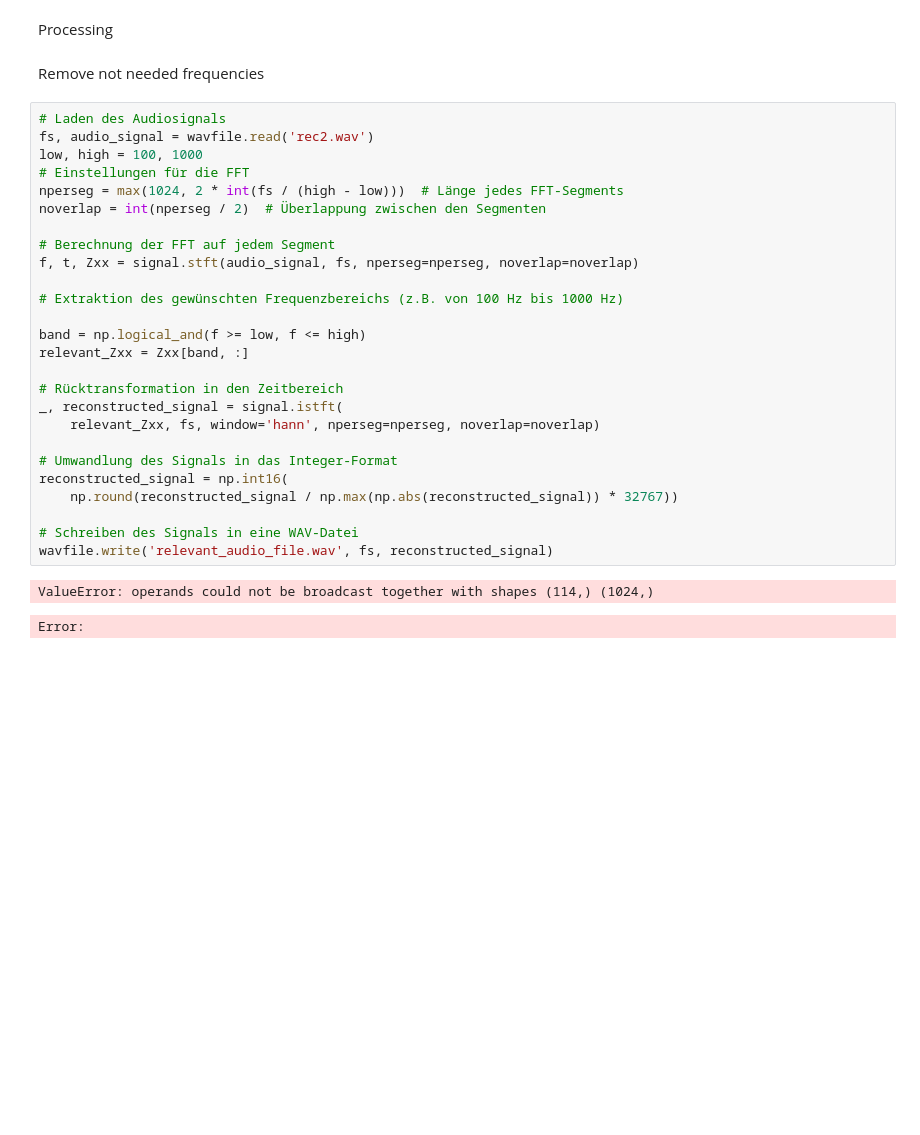
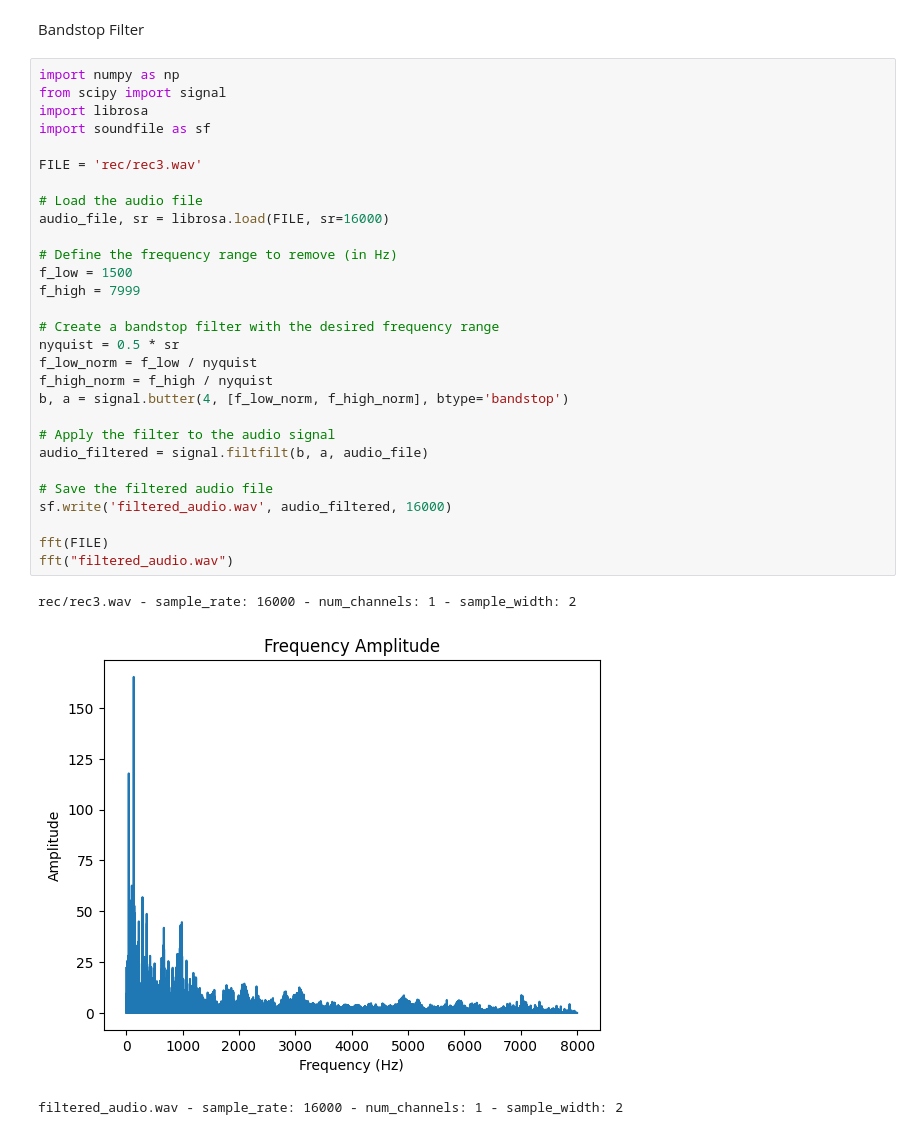
Before and after one commit to Koala280/ventilanalyse, a Jupyter notebook: audio_processing.ipynb, the cells around one changed output. Saved outputs shown, nothing was run; the diff lists cells and outputs as text; blank space fills up the shorter version.

Commit message:
audio cutting, bandpass and bandstop filter added

```diff
--- a/audio_processing.ipynb
+++ b/audio_processing.ipynb
@@ -103,33 +11,35 @@ rec8.wav - sample_rate: 16000 - num_channels: 1 - sample_width: 2
-# %% [markdown]
-Processing
-# %% [markdown]
-Remove not needed frequencies
-# %%
-# Laden des Audiosignals
-fs, audio_signal = wavfile.read('rec2.wav')
-low, high = 100, 1000
-# Einstellungen für die FFT
-nperseg = max(1024, 2 * int(fs / (high - low)))  # Länge jedes FFT-Segments
-noverlap = int(nperseg / 2)  # Überlappung zwischen den Segmenten
-
-# Berechnung der FFT auf jedem Segment
-f, t, Zxx = signal.stft(audio_signal, fs, nperseg=nperseg, noverlap=noverlap)
-
-# Extraktion des gewünschten Frequenzbereichs (z.B. von 100 Hz bis 1000 Hz)
-
-band = np.logical_and(f >= low, f <= high)
-relevant_Zxx = Zxx[band, :]
-
-# Rücktransformation in den Zeitbereich
-_, reconstructed_signal = signal.istft(
-    relevant_Zxx, fs, window='hann', nperseg=nperseg, noverlap=noverlap)
-
-# Umwandlung des Signals in das Integer-Format
-reconstructed_signal = np.int16(
-    np.round(reconstructed_signal / np.max(np.abs(reconstructed_signal)) * 32767))
-
-# Schreiben des Signals in eine WAV-Datei
-wavfile.write('relevant_audio_file.wav', fs, reconstructed_signal)
-# %% [output]
-ValueError: operands could not be broadcast together with shapes (114,) (1024,)
-Error:
+# %% [markdown]
+Bandstop Filter
+# %%
+import numpy as np
+from scipy import signal
+import librosa
+import soundfile as sf
+
+FILE = 'rec/rec3.wav'
+
+# Load the audio file
+audio_file, sr = librosa.load(FILE, sr=16000)
+
+# Define the frequency range to remove (in Hz)
+f_low = 1500
+f_high = 7999
+
+# Create a bandstop filter with the desired frequency range
+nyquist = 0.5 * sr
+f_low_norm = f_low / nyquist
+f_high_norm = f_high / nyquist
+b, a = signal.butter(4, [f_low_norm, f_high_norm], btype='bandstop')
+
+# Apply the filter to the audio signal
+audio_filtered = signal.filtfilt(b, a, audio_file)
+
+# Save the filtered audio file
+sf.write('filtered_audio.wav', audio_filtered, 16000)
+
+fft(FILE)
+fft("filtered_audio.wav")
+# %% [output]
+rec/rec3.wav - sample_rate: 16000 - num_channels: 1 - sample_width: 2
+[figure, added]
+filtered_audio.wav - sample_rate: 16000 - num_channels: 1 - sample_width: 2
```
Also changed, not shown: parts of 11 cells of this notebook, 13 other files.
